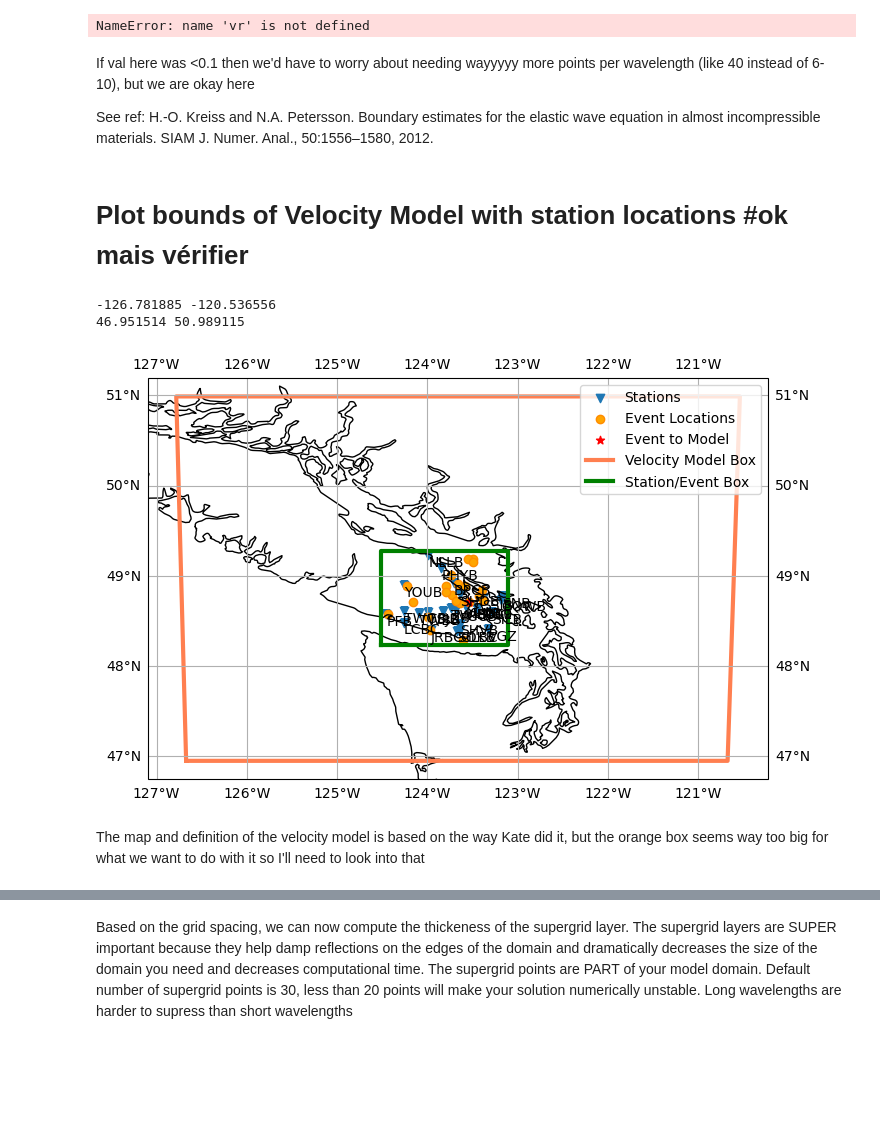
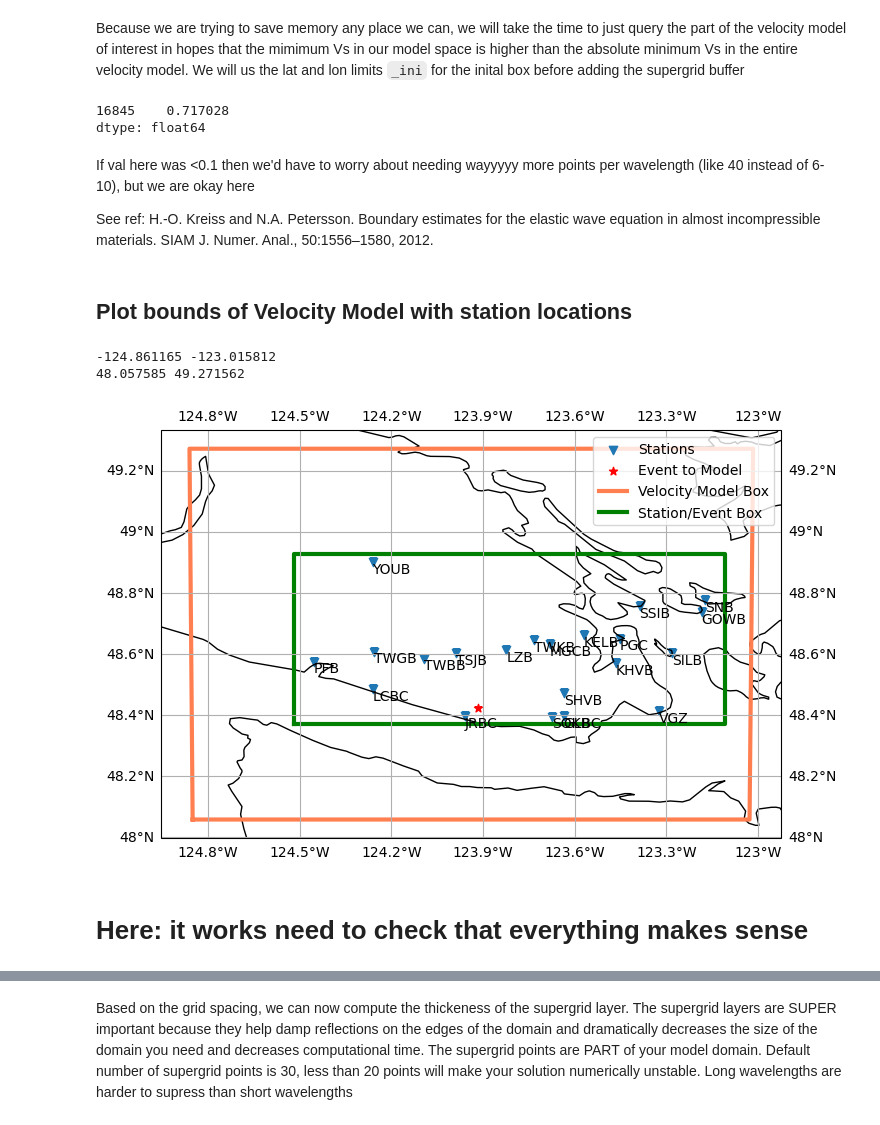
Before and after one commit to papinlois/sw4, a Jupyter notebook: project/ProblemSetup_SVI.ipynb, the cells around one changed output, grey strips where cells are left out. Saved outputs shown, nothing was run; the diff lists cells and outputs as text; code cells hidden in the pictures; blank space fills up the shorter version.

```diff
--- a/project/ProblemSetup_SVI.ipynb
+++ b/project/ProblemSetup_SVI.ipynb
@@ -102,3 +68,4 @@ Name: 1940, dtype: object
 # %%
-stas=pd.read_csv('./stations.csv', usecols=[1, 2, 3, 4],
-                    names=['name', 'lat', 'lon', 'elev'], header=0, delimiter='|')
+stas=pd.read_csv(base_dir+'stations.csv', usecols=[1, 2, 3, 4],
+                    names=['sta', 'lat', 'lon', 'elev'], header=0, delimiter='|')
+stas
@@ -125,5 +90,5 @@ print(stas)
 # %%
 # Choose subset of stations
-sta = stas[stas['name'] == 'LZB']
-sta
+stas=stas.query('sta in @names').reset_index(drop=True)
+stas
 # %% [output]
@@ -209,0 +148,8 @@ print(vmod_subset)
+# %%
+# Load the model and get a subset
+velmodel=pd.read_csv(base_dir+'Savard_VpVs.txt', sep='\s+',header=None, names=['lon', 'lat', 'depth', 'vp', 'vs', 'DWS'])
+velmodel = velmodel.drop(columns=['DWS'])
+print(velmodel, '\nbecomes')
+velmodel_subset=velmodel[(velmodel['lat']>=latMin_ini)&(velmodel['lat']<=latMax_ini)&(velmodel['lon']<=lonMax_ini)&(velmodel['lon']>=lonMin_ini)]
+velmodel_subset['vp/vs'] = velmodel_subset['vp'] / velmodel_subset['vs']
+print(velmodel_subset)
@@ -210,41 +179,41 @@ print(vmod_subset)
+# %% [markdown]
+Because we are trying to save memory any place we can, we will take the time to just query the part of the velocity model of interest in hopes that the mimimum Vs in our model space is higher than the absolute minimum Vs in the entire velocity model. We will us the lat and lon limits `_ini` for the inital box before adding the supergrid buffer
 # %%
-## Kate part, do I need to use it?
-#vr=pd.read_csv('VelocityInfo/out.vr_release', sep='\s+',header=None, names=['lon','lat','depth','vp/vs'])
-#vs=np.round(vmod['vp']/vr['vp/vs'],3) # compute vs and round
-#vmod.insert(4,'vs',vs)
 # Assign some values from the velocity model for later
 # We need Vs min for computing the desired resolution for the domain
 # We need the max Vp/Vs ratio, becuase the number of points per wavelength you need for good resolution is higher for high Vp/Vs
-vs_min=vmod_subset['vs'].min()
-VpVs_max=vr['vp/vs'].max()
-ind=vr.index[vr['vp/vs']==vr['vp/vs'].max()]
-Vp_fromVpVsmax=vmod['vp'][ind]
-Vs_fromVpVsmax=vmod['vs'][ind]
-val=(Vs_fromVpVsmax**2)/(Vp_fromVpVsmax**2-2*Vs_fromVpVsmax**2)
-depth_max=vmod['depth'].max()
+vs_min=velmodel_subset['vs'].min()
+ind=velmodel_subset.index[velmodel_subset['vp/vs']==velmodel_subset['vp/vs'].max()]
+Vp_fromvpvs_max=velmodel['vp'][ind]
+Vs_fromvpvs_max=velmodel['vs'][ind]
+val=(Vs_fromvpvs_max**2)/(Vp_fromvpvs_max**2-2*Vs_fromvpvs_max**2)
+depth_max=velmodel['depth'].max()
 val
 # %% [output]
-NameError: name 'vr' is not defined
+16845    0.717028
+dtype: float64
 # %% [markdown]
 If val here was <0.1 then we'd have to worry about needing wayyyyy more points per wavelength (like 40 instead of 6-10), but we are okay here
 
 See ref: H.-O. Kreiss and N.A. Petersson. Boundary estimates for the elastic wave equation in almost incompressible materials. SIAM J. Numer. Anal., 50:1556–1580, 2012.
 # %% [markdown]
-# Plot bounds of Velocity Model with station locations #ok mais vérifier
+## Plot bounds of Velocity Model with station locations
 # %%
-# Get bounds of velocity model
-vmod.sort_values(['lat', 'lon']).reindex()
+# Get bounds of velocity model used for the region (cf other notebooks)
+# Define latitude, longitude, and depth ranges for the grid
+latMin, latMax, lonMin, lonMax = 48, 49.3, -124.9, -123
+velmodel_svi = velmodel[(velmodel['lat']>=latMin)&(velmodel['lat']<=latMax)&(velmodel['lon']<=lonMax)&(velmodel['lon']>=lonMin)]
+velmodel_svi.sort_values(['lat', 'lon']).reindex()
+# get lats and lons for our corners of the vmodel
+lon_llc=velmodel_svi[velmodel_svi['lat']==velmodel_svi['lat'].min()]['lon'].min()
+lon_lrc=velmodel_svi[velmodel_svi['lat']==velmodel_svi['lat'].min()]['lon'].max()
+lon_urc=velmodel_svi[velmodel_svi['lat']==velmodel_svi['lat'].max()]['lon'].max()
+lon_ulc=velmodel_svi[velmodel_svi['lat']==velmodel_svi['lat'].max()]['lon'].min()
 
-# get lats and lons for our corners of the vmodel
-lon_llc=vmod[vmod['lat']==vmod['lat'].min()]['lon'].min()
-lon_lrc=vmod[vmod['lat']==vmod['lat'].min()]['lon'].max()
-lon_urc=vmod[vmod['lat']==vmod['lat'].max()]['lon'].max()
-lon_ulc=vmod[vmod['lat']==vmod['lat'].max()]['lon'].min()
-
-lat_llc=vmod['lat'].min()
-lat_lrc=vmod['lat'].min()
-lat_urc=vmod['lat'].max()
-lat_ulc=vmod['lat'].max()
+lat_llc=velmodel_svi['lat'].min()
+lat_lrc=velmodel_svi['lat'].min()
+lat_urc=velmodel_svi['lat'].max()
+lat_ulc=velmodel_svi['lat'].max()
 
 # Construct the values to draw a box
 x_vmod=[lon_llc, lon_lrc, lon_urc, lon_ulc, lon_llc]
@@ -252,25 +221,25 @@ y_vmod=[lat_llc, lat_lrc, lat_urc, lat_ulc, lat_llc]
 print(np.min(x_vmod), np.max(x_vmod))
 print(np.min(y_vmod), np.max(y_vmod))
 # %% [output]
--126.781885 -120.536556
-46.951514 50.989115
+-124.861165 -123.015812
+48.057585 49.271562
 # %%
 fig=plt.figure(figsize=(8,8))
 ax = plt.axes(projection=ccrs.PlateCarree())
 plt.scatter(stas['lon'],stas['lat'],marker='v',label='Stations')
 # Add station labels
-[plt.text(i, j, f'{name}',va='top',ha='left') for (i, j,name) in zip(stas['lon'],stas['lat'],stas['name'])]
+[plt.text(i, j, f'{sta}',va='top',ha='left') for (i, j,sta) in zip(stas['lon'],stas['lat'],stas['sta'])]
 if multipleEvents:
     plt.scatter(eventLocs['lon'],eventLocs['lat'],marker='o',edgecolors='darkorange',facecolors='orange',label='Event Locations')
 plt.scatter(event['lon'],event['lat'],marker='*',facecolors='red',label="Event to Model")
 ax.plot(x_vmod, y_vmod, color='coral',lw=3,label='Velocity Model Box')
 ax.plot(x_ini, y_ini, color='green',lw=3,label='Station/Event Box')
 gl = ax.gridlines(draw_labels=True)
 ax.coastlines()
 ax.legend(loc='upper right')
 plt.show()
 # %% [output]
-[figure, old version]
+[figure, new version]
-# %% [markdown]
-The map and definition of the velocity model is based on the way Kate did it, but the orange box seems way too big for what we want to do with it so I'll need to look into that
+# %% [markdown]
+# Here: it works need to check that everything makes sense
 # %% [markdown]
```
Also changed, not shown: parts of 58 cells of this notebook.
